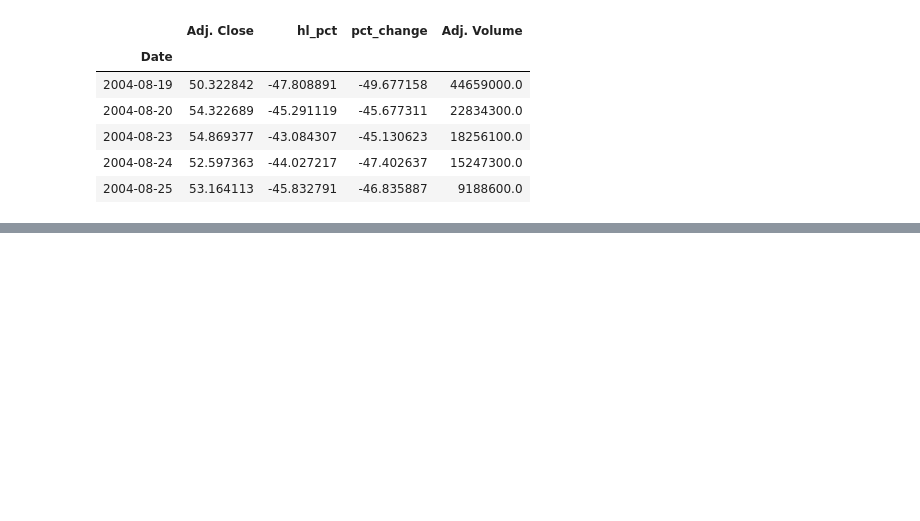
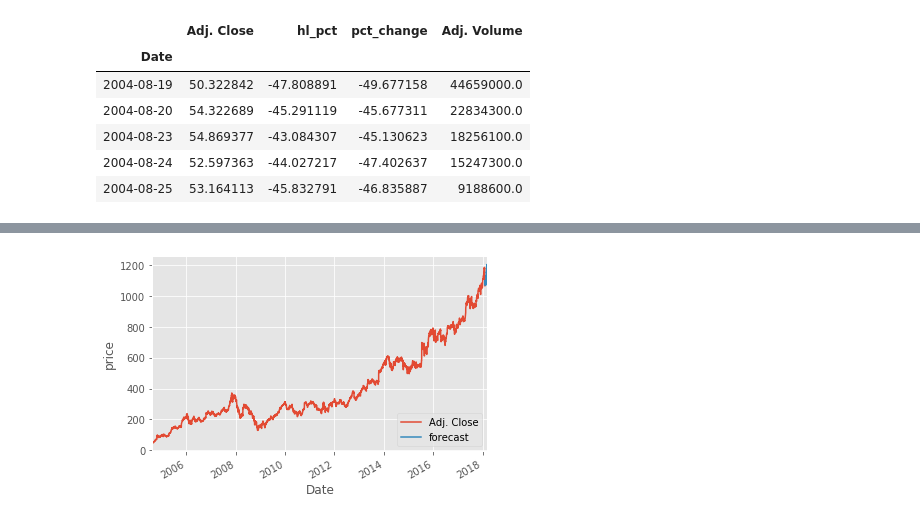
Before and after one commit to isaiaholadapo/stock-price-regression, a Jupyter notebook: stock price regression.ipynb, the cells around one changed output, grey strips where cells are left out. Drawn from its saved outputs; the diff is of its cells as text; code cells hidden in the pictures; blank space fills up the shorter version.

Commit message:
made 30 days prediction

```diff
--- a/stock price regression.ipynb
+++ b/stock price regression.ipynb
@@ -33,0 +64,11 @@ df.head()
+# %%
+X_train, X_test, y_train, y_test = model_selection.train_test_split(X, y, test_size = 0.2)
+#clf = LinearRegression(n_jobs = -1)
+#clf.fit(X_train, y_train)trained data
+#saving the
+#with open('linearregression.pickle', 'wb') as f:
+#    pickle.dump(clf, f)
+pickle_in = open('linearregression', 'rb')
+clf = pickle.load(pickle_in)
+accuracy = clf.score(X_test, y_test)
+print(accuracy)
@@ -33,0 +84,3 @@ df.head()
+# %%
+forecast_set = clf.predict(X_lately)
+print(forecast_set, accuracy, forecast_out)
@@ -33,0 +95,12 @@ df.head()
+# %%
+df['forecast'] = np.nan
+last_date = df.iloc[-1].name
+last_unix = last_date.timestamp()
+one_day = 86400
+next_unix = last_unix + one_day
+# %%
+for i in forecast_set:
+    next_date = datetime.datetime.fromtimestamp(next_unix)
+    next_unix += one_day
+    df.loc[next_date] = [np.nan for _ in range(len(df.columns)-1)] + [i]
+df.head()
@@ -33,0 +115,9 @@ df.head()
+# %%
+df['Adj. Close'].plot()
+df['forecast'].plot()
+plt.legend(loc = 4)
+plt.xlabel('Date')
+plt.ylabel('price')
+plt.show()
+# %% [output]
+[figure, added]
```
Also changed, not shown: parts of 10 cells of this notebook.
